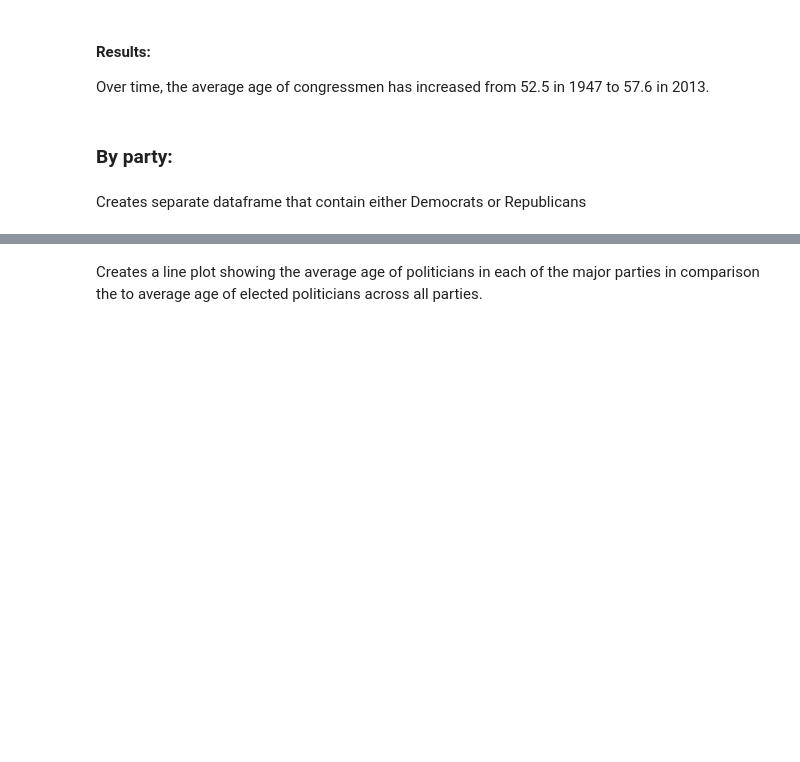
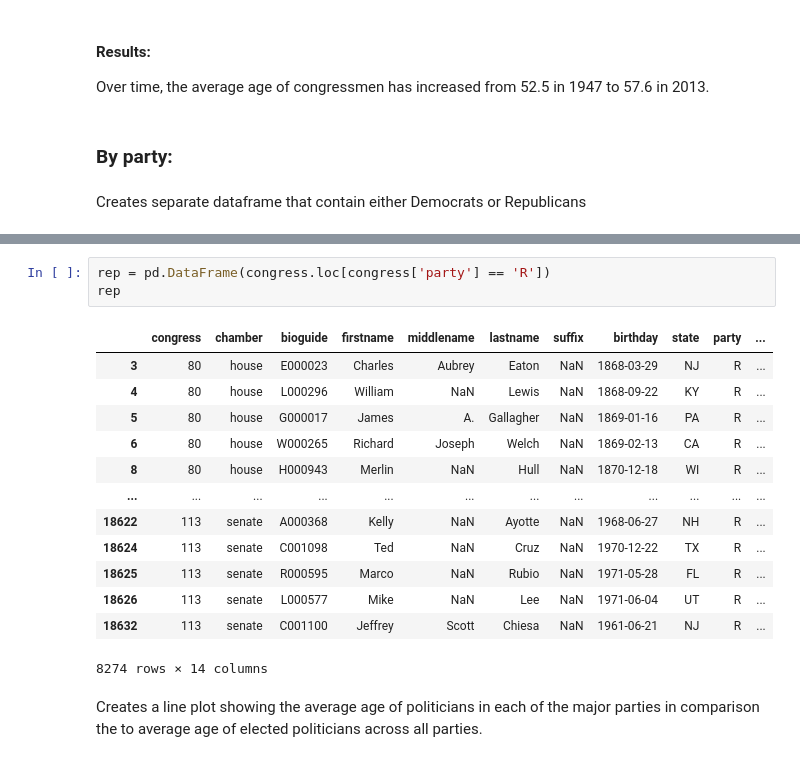
Before and after one commit to nathalieforsythe/DataScience2021F, a Jupyter notebook: Unit3/Project3B/project3b.ipynb, the cells around one changed output, grey strips where cells are left out. Saved outputs shown, nothing was run; the diff lists cells and outputs as text; blank space fills up the shorter version.

```diff
--- a/Unit3/Project3B/project3b.ipynb
+++ b/Unit3/Project3B/project3b.ipynb
@@ -91,3 +105,20 @@ rep = pd.DataFrame(congress.loc[congress.party == 'R'])
+# %%
+rep = pd.DataFrame(congress.loc[congress['party'] == 'R'])
+rep
+# %% [output]
+|  | congress | chamber | bioguide | firstname | middlename | lastname | suffix | birthday | state | party | ... |
+| 3 | 80 | house | E000023 | Charles | Aubrey | Eaton | NaN | 1868-03-29 | NJ | R | ... |
+| 4 | 80 | house | L000296 | William | NaN | Lewis | NaN | 1868-09-22 | KY | R | ... |
+| 5 | 80 | house | G000017 | James | A. | Gallagher | NaN | 1869-01-16 | PA | R | ... |
+| 6 | 80 | house | W000265 | Richard | Joseph | Welch | NaN | 1869-02-13 | CA | R | ... |
+| 8 | 80 | house | H000943 | Merlin | NaN | Hull | NaN | 1870-12-18 | WI | R | ... |
+| ... | ... | ... | ... | ... | ... | ... | ... | ... | ... | ... | ... |
+| 18622 | 113 | senate | A000368 | Kelly | NaN | Ayotte | NaN | 1968-06-27 | NH | R | ... |
+| 18624 | 113 | senate | C001098 | Ted | NaN | Cruz | NaN | 1970-12-22 | TX | R | ... |
+| 18625 | 113 | senate | R000595 | Marco | NaN | Rubio | NaN | 1971-05-28 | FL | R | ... |
+| 18626 | 113 | senate | L000577 | Mike | NaN | Lee | NaN | 1971-06-04 | UT | R | ... |
+| 18632 | 113 | senate | C001100 | Jeffrey | Scott | Chiesa | NaN | 1961-06-21 | NJ | R | ... |
+8274 rows × 14 columns
 # %% [markdown]
 Creates a line plot showing the average age of politicians in each of the major parties in comparison the to average age of elected politicians across all parties.
 # %%
```
Also changed, not shown: parts of 15 cells of this notebook, 1 other file.
